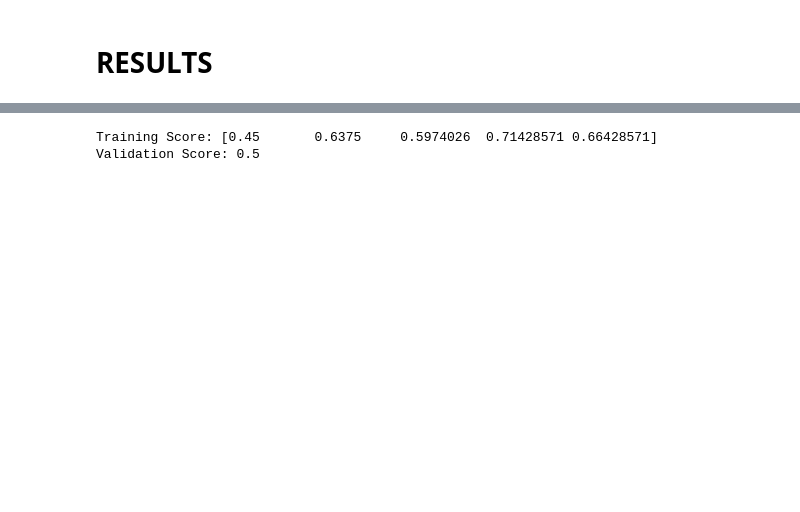
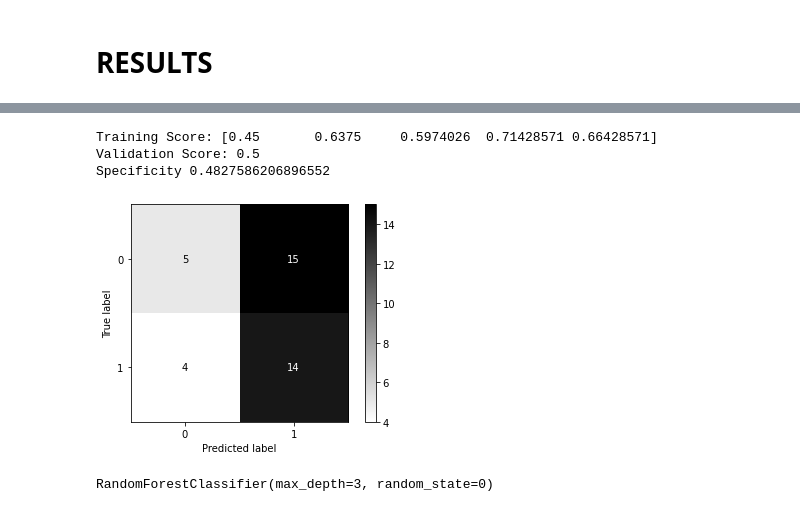
Before and after one commit to angeljcarrillo/LLMCRXDXT9dxq09b, a Jupyter notebook: LR.ipynb, the cells around one changed output, grey strips where cells are left out. Cells and saved outputs as stored; diff of their text form; code cells hidden in the pictures; blank space fills up the shorter version.

```diff
--- a/LR.ipynb
+++ b/LR.ipynb
@@ -151,10 +187,24 @@ Validation Score: 0.5526315789473685
 # %%
 # THIRD MODEL RandomForestClassifier
-clf2 = RandomForestClassifier(max_depth=2, random_state=0)
+clf2 = RandomForestClassifier(max_depth=3, random_state=0)
 print('Training Score:',cross_val_score(clf2, X_train, y_train, cv=5, scoring='recall_macro'))
 
 clf2.fit(X_train, y_train)
 print('Validation Score:',clf2.score(X_test, y_test))
+y_pred2 = clf2.predict(X_test)
+matrix2=confusion_matrix(y_test, y_pred2)
+plot_confusion_matrix(clf2, X_test, y_test, cmap='gray_r')
+print('Specificity',matrix2[1,1]/(matrix2[1,1]+matrix2[0,1]))#Specificity (true negatives / all actual negatives) =TN / TN + F
 # %% [output]
 Training Score: [0.45       0.6375     0.5974026  0.71428571 0.66428571]
 Validation Score: 0.5
+Specificity 0.4827586206896552
+[figure, added]
+# %%
+# 4 MODEL RandomForestClassifier Tuning
+param_grid = {'max_depth': [3, 5, 10],'min_samples_split': [2, 5, 10]}
+base_estimator = RandomForestClassifier(random_state=0)
+sh = RandomizedSearchCV(base_estimator, param_grid, cv=5).fit(X_train,y_train)
+print(sh.best_estimator_)
+# %% [output]
+RandomForestClassifier(max_depth=3, random_state=0)
```
Also changed, not shown: parts of 11 cells of this notebook.
